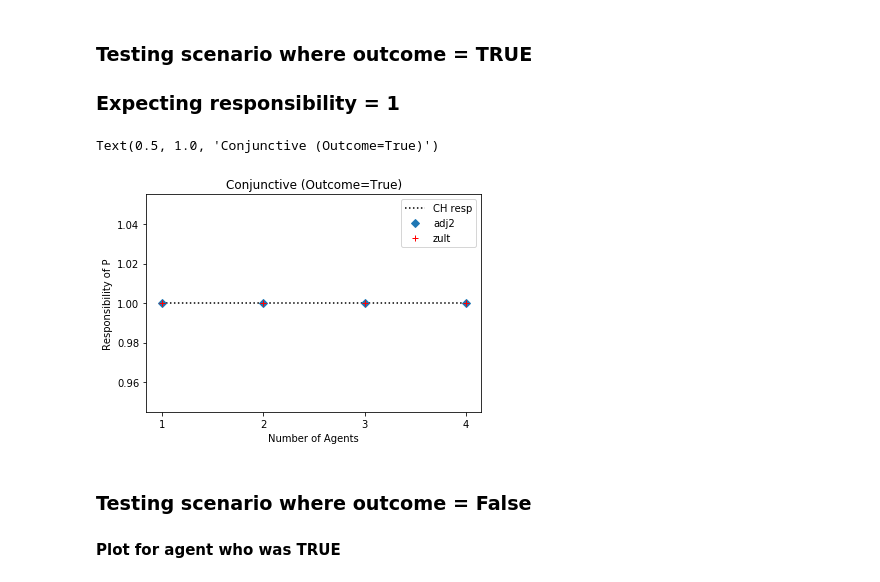
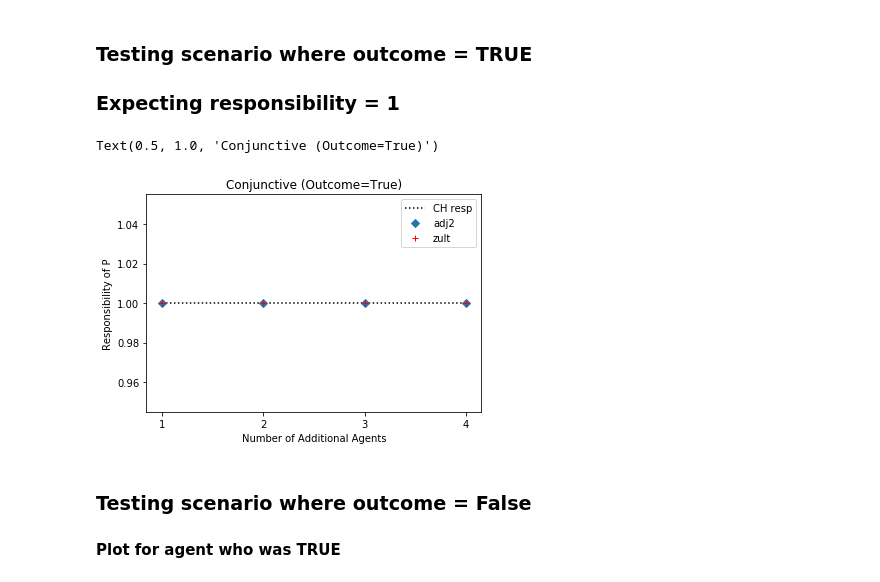
Before and after one commit to akashgokul/Causal_Research, a Jupyter notebook: Halpern-Pearl (Original Defn) Implementation.ipynb, the cells around one changed output. Cells and saved outputs as stored; diff of their text form; code cells hidden in the pictures.

```diff
--- a/Halpern-Pearl (Original Defn) Implementation.ipynb
+++ b/Halpern-Pearl (Original Defn) Implementation.ipynb
@@ -1770,10 +1771,10 @@ for i in range(5):
     Disj_Model = Causal_Model(U,V,R,F)
     X = [True]
     X_index = [0]
-    r = Disj_Model.responsibility(X,X_index,V[-1],disjunc,True)
+    r = Disj_Model.responsibility(X,X_index,V[-1],disjunc,False)
     og_r.append(r)
     adj_1.append(Disj_Model.adj_responsibility(X,X_index,1,V[-1],disjunc,True))
-    adj_zult = Disj_Model.adj_responsibility_2m(X,X_index,1,V[-1],disjunc,True)
+    adj_zult = Disj_Model.adj_responsibility_2m(X,X_index,1,V[-1],disjunc,False)
     adj_2.append(adj_zult[0])
     adj_z.append(adj_zult[1])
 num_agents = np.asarray([i for i in range(5)])
@@ -1784,8 +1785,8 @@ adj_z = np.asarray(adj_z)
 plt.plot(num_agents,og_r, color = 'black',linestyle=':',label = 'CH resp')
 #plt.plot(num_agents,adj_1, color = 'green',label='adj1')
 plt.plot(num_agents,adj_2, color = 'blue',label='adj2')
-plt.plot(num_agents,adj_z, 'r+',label = 'zult')
-plt.legend(loc='upper right')
+plt.plot(num_agents,adj_z, color='red',label = 'zult')
+plt.legend(loc='lower left')
 plt.xlabel('Number of Additional True Agents')
 plt.ylabel('Responsibility of P')
 plt.xticks([0,1,2,3,4])
@@ -1808,10 +1809,10 @@ for i in range(5):
     Disj_Model = Causal_Model(U,V,R,F)
     X = [False]
     X_index = [0]
-    r = Disj_Model.responsibility(X,X_index,V[-1],disjunc,True)
+    r = Disj_Model.responsibility(X,X_index,V[-1],disjunc,False)
     og_r.append(r)
     adj_1.append(Disj_Model.adj_responsibility(X,X_index,1,V[-1],disjunc,True))
-    adj_zult = Disj_Model.adj_responsibility_2m(X,X_index,1,V[-1],disjunc,True)
+    adj_zult = Disj_Model.adj_responsibility_2m(X,X_index,1,V[-1],disjunc,False)
     adj_2.append(adj_zult[0])
     adj_z.append(adj_zult[1])
 num_agents = np.asarray([i for i in range(5)])
@@ -1846,10 +1847,10 @@ F = [None,disjunc]
 Disj_Model = Causal_Model(U,V,R,F)
 X = [True]
 X_index = [0]
-r = Disj_Model.responsibility(X,X_index,V[-1],disjunc,True)
+r = Disj_Model.responsibility(X,X_index,V[-1],disjunc,False)
 og_r.append(r)
 adj_1.append(Disj_Model.adj_responsibility(X,X_index,1,V[-1],disjunc,True))
-adj_zult = Disj_Model.adj_responsibility_2m(X,X_index,1,V[-1],disjunc,True)
+adj_zult = Disj_Model.adj_responsibility_2m(X,X_index,1,V[-1],disjunc,False)
 adj_2.append(adj_zult[0])
 adj_z.append(adj_zult[1])
 for i in range(4):
@@ -1860,10 +1861,10 @@ for i in range(4):
     Disj_Model = Causal_Model(U,V,R,F)
     X = [True]
     X_index = [0]
-    r = Disj_Model.responsibility(X,X_index,V[-1],disjunc,True)
+    r = Disj_Model.responsibility(X,X_index,V[-1],disjunc,False)
     og_r.append(r)
     adj_1.append(Disj_Model.adj_responsibility(X,X_index,1,V[-1],disjunc,True))
-    adj_zult = Disj_Model.adj_responsibility_2m(X,X_index,1,V[-1],disjunc,True)
+    adj_zult = Disj_Model.adj_responsibility_2m(X,X_index,1,V[-1],disjunc,False)
     adj_2.append(adj_zult[0])
     adj_z.append(adj_zult[1])
 num_agents = np.asarray([i for i in range(5)])
@@ -1897,10 +1898,10 @@ F = [None,None,disjunc]
 Disj_Model = Causal_Model(U,V,R,F)
 X = [False]
 X_index = [0]
-r = Disj_Model.responsibility(X,X_index,V[-1],disjunc,True)
+r = Disj_Model.responsibility(X,X_index,V[-1],disjunc,False)
 og_r.append(r)
 adj_1.append(Disj_Model.adj_responsibility(X,X_index,1,V[-1],disjunc,True))
-adj_zult = Disj_Model.adj_responsibility_2m(X,X_index,1,V[-1],disjunc,True)
+adj_zult = Disj_Model.adj_responsibility_2m(X,X_index,1,V[-1],disjunc,False)
 adj_2.append(adj_zult[0])
 adj_z.append(adj_zult[1])
 for i in range(3):
@@ -1911,10 +1912,10 @@ for i in range(3):
     Disj_Model = Causal_Model(U,V,R,F)
     X = [False]
     X_index = [0]
-    r = Disj_Model.responsibility(X,X_index,V[-1],disjunc,True)
+    r = Disj_Model.responsibility(X,X_index,V[-1],disjunc,False)
     og_r.append(r)
     adj_1.append(Disj_Model.adj_responsibility(X,X_index,1,V[-1],disjunc,True))
-    adj_zult = Disj_Model.adj_responsibility_2m(X,X_index,1,V[-1],disjunc,True)
+    adj_zult = Disj_Model.adj_responsibility_2m(X,X_index,1,V[-1],disjunc,False)
     adj_2.append(adj_zult[0])
     adj_z.append(adj_zult[1])
 num_agents = np.asarray([i for i in range(4)])
@@ -1966,37 +1967,37 @@ og_r = []
 adj_1 = []
 adj_2 = []
 adj_z = []
 for i in range(1,5):
     U = [True for j in range(i+1)]
     V = [True for j in range(i+1)]
     R = [(False,True) for j in range(i+1)]
     F = [None for j in range(i)] + [conj]
     Conj_Model = Causal_Model(U,V,R,F)
     X = [True]
     X_index = [0]
-    r = Conj_Model.responsibility(X,X_index,V[-1],conj,True)
+    r = Conj_Model.responsibility(X,X_index,V[-1],conj,False)
     og_r.append(r)
     adj_1.append(Conj_Model.adj_responsibility(X,X_index,1,V[-1],conj,True))
-    adj_zult = Conj_Model.adj_responsibility_2m(X,X_index,1,V[-1],conj,True)
+    adj_zult = Conj_Model.adj_responsibility_2m(X,X_index,1,V[-1],conj,False)
     adj_2.append(adj_zult[0])
     adj_z.append(adj_zult[1])
 num_agents = np.asarray([i for i in range(1,5)])
 og_r = np.asarray(og_r)
 adj_1 = np.asarray(adj_1)
 adj_2 = np.asarray(adj_2)
 adj_z = np.asarray(adj_z)
 plt.plot(num_agents,og_r, color = 'black',linestyle=':',label = 'CH resp')
 #plt.plot(num_agents,adj_1, color = 'green',label='adj1')
 plt.plot(num_agents,adj_2, 'D',label='adj2')
 plt.plot(num_agents,adj_z, 'r+',label = 'zult')
 plt.legend(loc='upper right')
-plt.xlabel('Number of Agents')
+plt.xlabel('Number of Additional Agents')
 plt.ylabel('Responsibility of P')
 plt.xticks([1,2,3,4])
 plt.title("Conjunctive (Outcome=True)")
 # %% [output]
 Text(0.5, 1.0, 'Conjunctive (Outcome=True)')
-[figure, old version]
+[figure, new version]
 # %% [markdown]
 ### Testing scenario where outcome  = False
 #### Plot for agent who was TRUE
```
Also changed, not shown: parts of 11 cells of this notebook, 15 other files.
